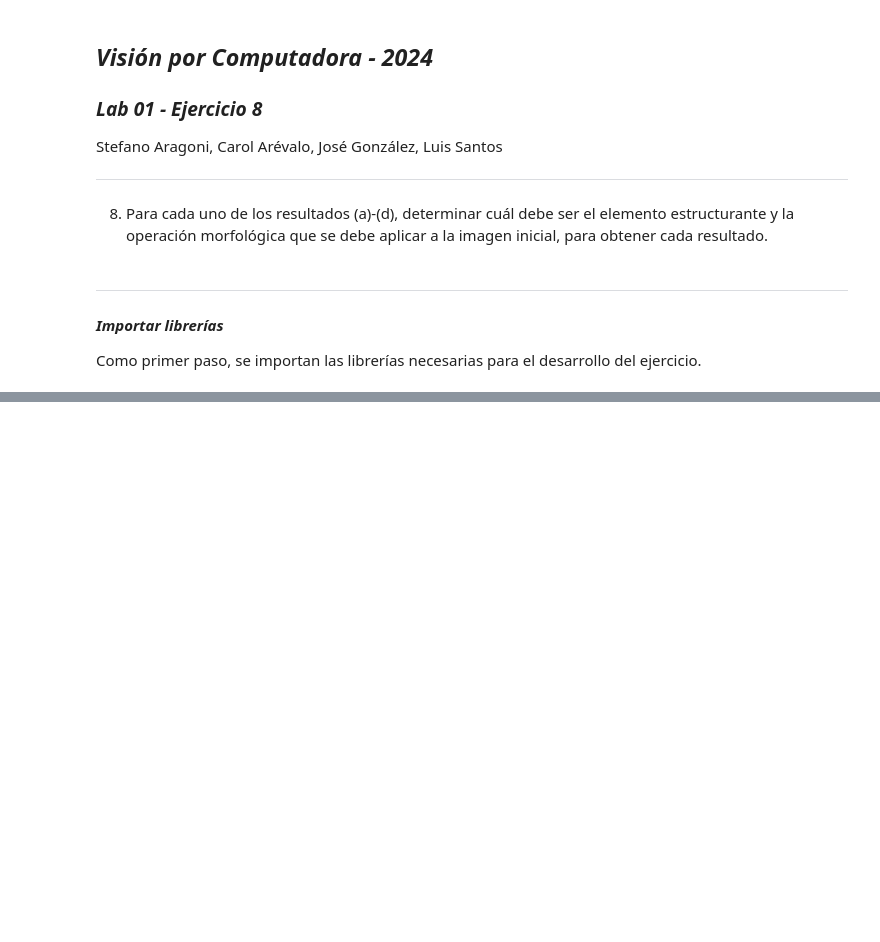
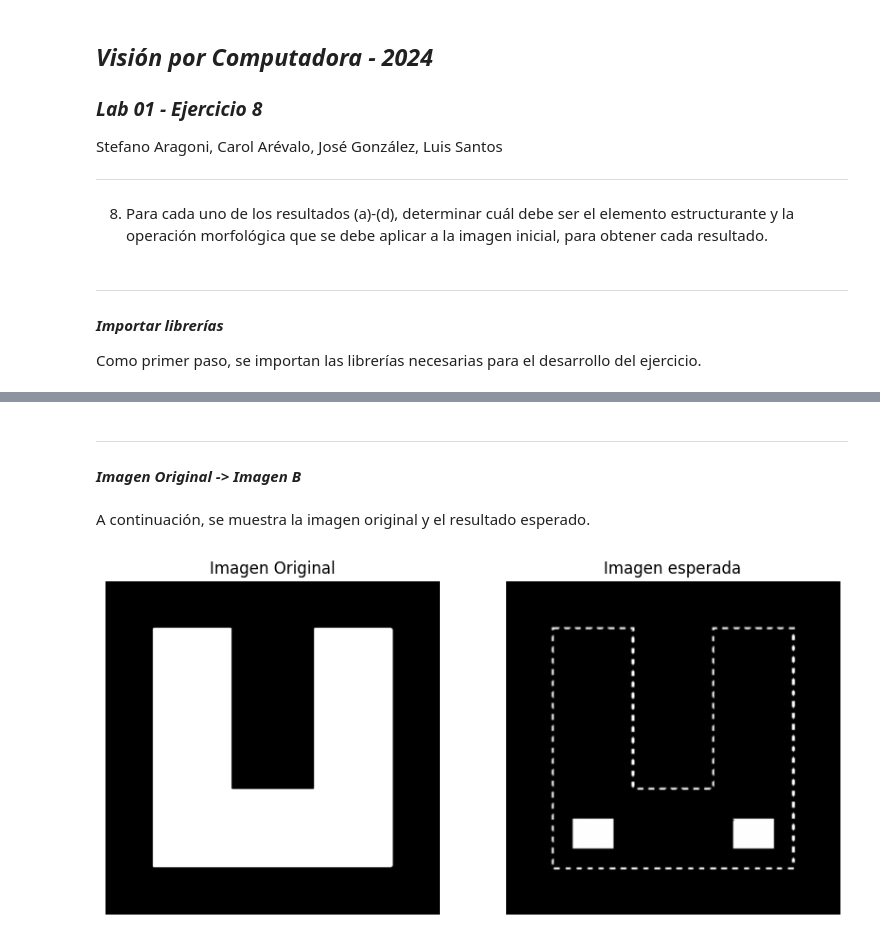
Before and after one commit to stefanoaragoni/computerVision_Lab01, a Jupyter notebook: Lab01_Ejercicio8.ipynb, the cells around one changed output, grey strips where cells are left out. Cells and saved outputs as stored; diff of their text form; code cells hidden in the pictures; blank space fills up the shorter version.

```diff
--- a/Lab01_Ejercicio8.ipynb
+++ b/Lab01_Ejercicio8.ipynb
@@ -31,0 +85,24 @@ from scipy import ndimage
+# %% [markdown]
+---------
+
+#### *Imagen Original -> Imagen B*
+# %% [markdown]
+A continuación, se muestra la imagen original y el resultado esperado.
+# %%
+# Mostrar las imagenes de referencia
+
+plt.figure(figsize=(10, 5))
+plt.subplot(1, 2, 1)
+plt.imshow(original, cmap='gray')
+plt.title('Imagen Original')
+plt.axis('off')
+
+conteo = cv2.imread('img/8b.png')
+plt.subplot(1, 2, 2)
+plt.imshow(conteo, cmap='gray')
+plt.title('Imagen esperada')
+plt.axis('off')
+
+plt.show()
+# %% [output]
+[figure, added]
```
Also changed, not shown: parts of 7 cells of this notebook.
